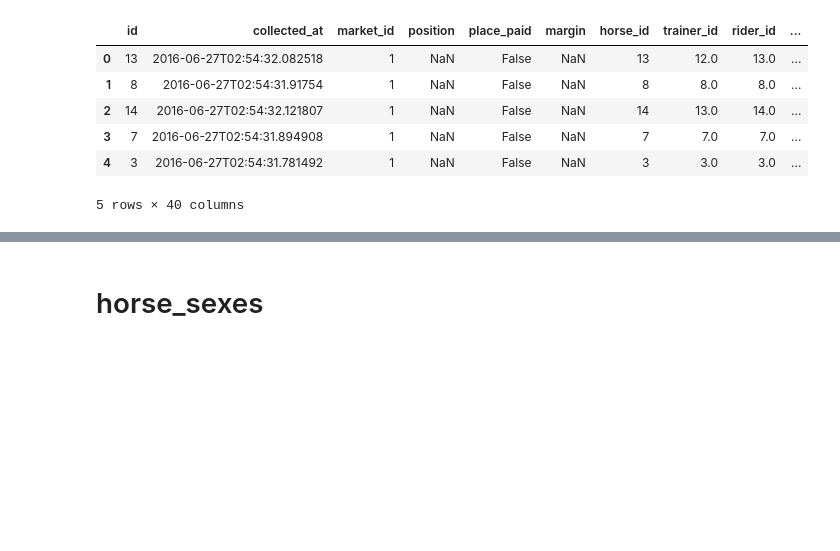
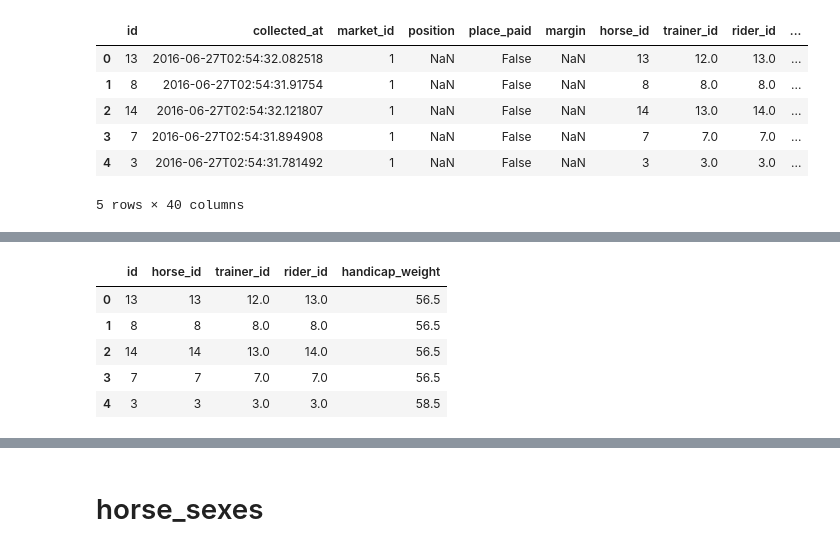
Before and after one commit to slafton/Horses-For-Courses, a Jupyter notebook: ExploratoryAnalysis.ipynb, the cells around one changed output, grey strips where cells are left out. Saved outputs shown, nothing was run; the diff lists cells and outputs as text; code cells hidden in the pictures; blank space fills up the shorter version.

```diff
--- a/ExploratoryAnalysis.ipynb
+++ b/ExploratoryAnalysis.ipynb
@@ -62,0 +86,10 @@ runners_df.head()
+# %%
+runners_df.drop(['barrier', 'number', 'last_five_starts', 'favourite_odds_win', 'favourite_odds_place', 'favourite_pool_place', 'favourite_pool_win'],axis=1, inplace=True)
+runners_df.head()
+# %% [output]
+|  | id | horse_id | trainer_id | rider_id | handicap_weight |
+| 0 | 13 | 13 | 12.0 | 13.0 | 56.5 |
+| 1 | 8 | 8 | 8.0 | 8.0 | 56.5 |
+| 2 | 14 | 14 | 13.0 | 14.0 | 56.5 |
+| 3 | 7 | 7 | 7.0 | 7.0 | 56.5 |
+| 4 | 3 | 3 | 3.0 | 3.0 | 58.5 |
```
Also changed, not shown: parts of 8 cells of this notebook, 3 other files.
